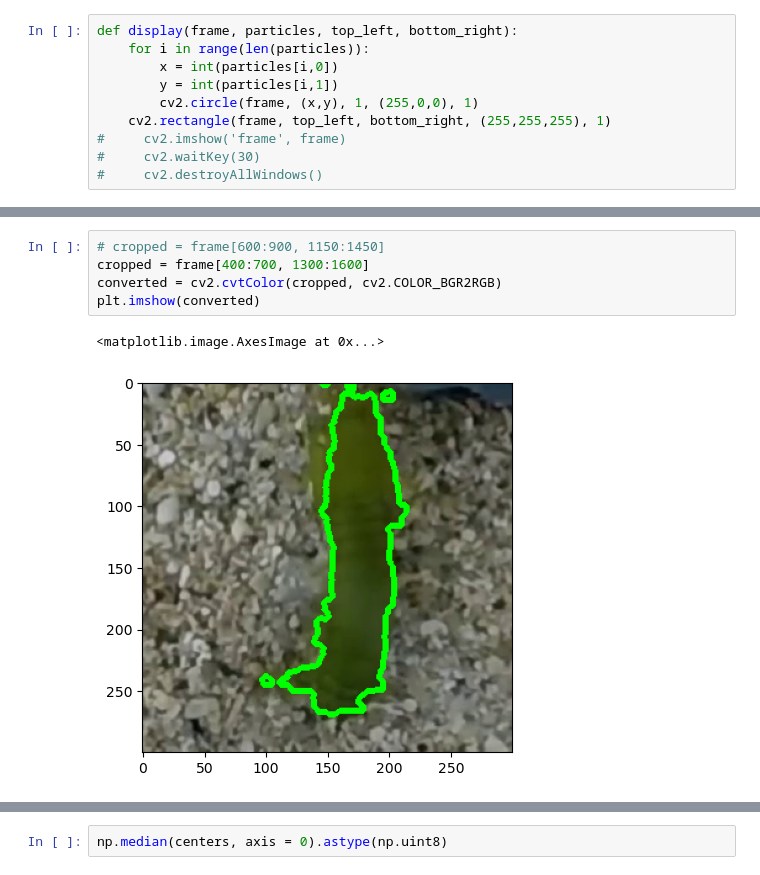
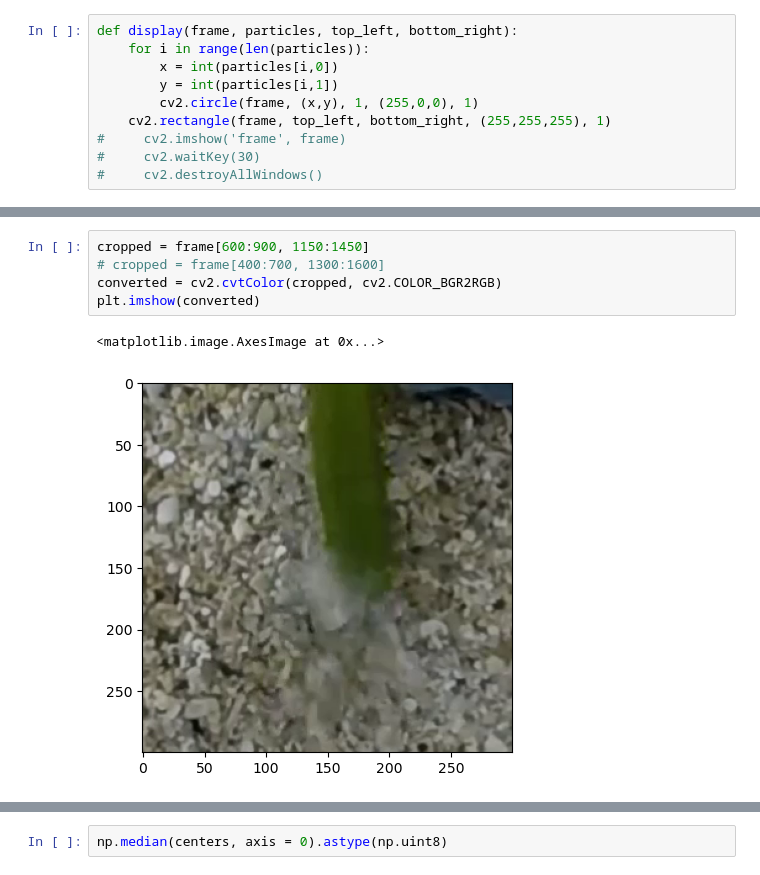
Before and after one commit to pstat197/capstone-eemb-patrick, a Jupyter notebook: scripts/Adaptive Correlation Particle Filter.ipynb, the cells around one changed output, grey strips where cells are left out. Drawn from its saved outputs; the diff is of its cells as text.

```diff
--- a/scripts/Adaptive Correlation Particle Filter.ipynb
+++ b/scripts/Adaptive Correlation Particle Filter.ipynb
@@ -178,11 +173,11 @@ plt.imshow(frame)
 # %%
-# cropped = frame[600:900, 1150:1450]
-cropped = frame[400:700, 1300:1600]
+cropped = frame[600:900, 1150:1450]
+# cropped = frame[400:700, 1300:1600]
 converted = cv2.cvtColor(cropped, cv2.COLOR_BGR2RGB)
 plt.imshow(converted)
 # %% [output]
 <matplotlib.image.AxesImage at 0x...>
-[figure, old version]
+[figure, new version]
 # %%
 # threshold the color
 converted_new = converted.copy()
```
Also changed, not shown: parts of 25 cells of this notebook.
